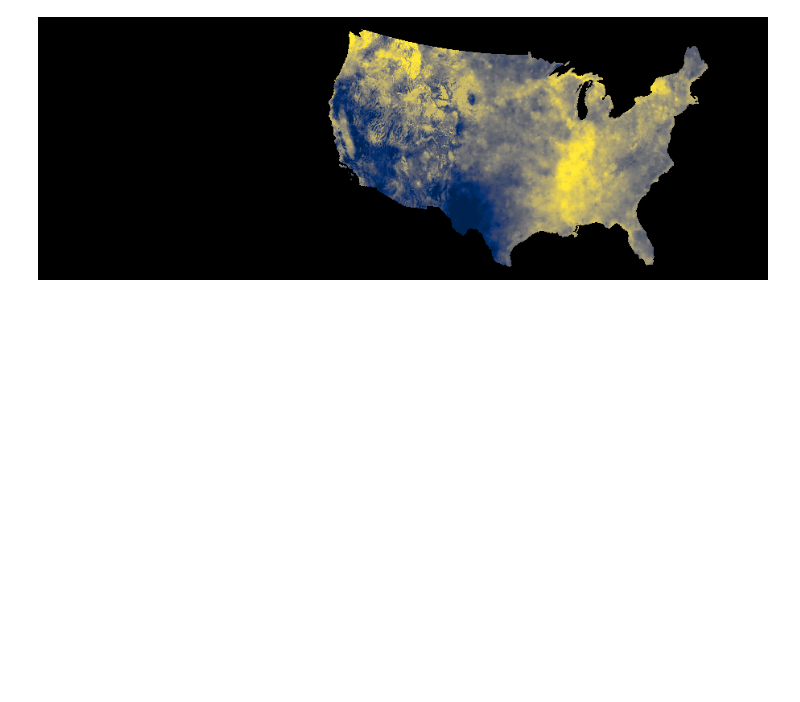
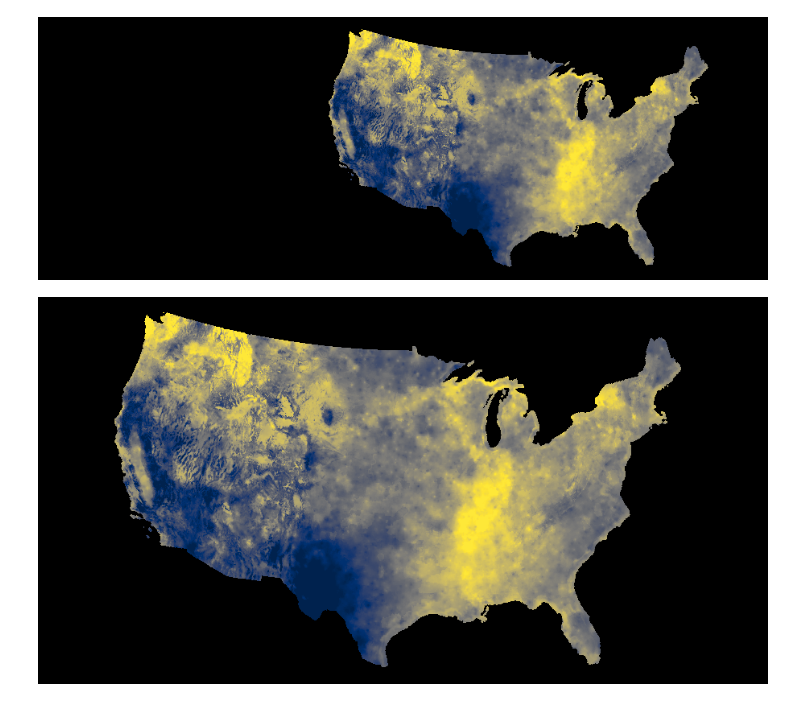
Before and after one commit to TomAugspurger/pc-thumbnails, a Jupyter notebook: notebooks/gridmet.ipynb, the cells around one changed output. Drawn from its saved outputs; the diff is of its cells as text; code cells hidden in the pictures; blank space fills up the shorter version.

```diff
--- a/notebooks/gridmet.ipynb
+++ b/notebooks/gridmet.ipynb
@@ -39,3 +39,19 @@ ax.set_axis_off()
 fig.savefig("gridmet-hero.png")
 # %% [output]
 [figure]
+# %%
+# 1800 x 460 @ 300 dpi
+# Place the image in the top-right 1/3 to fit nicely
+dpi = 300
+w = 720
+h = 405
+
+map_proj = ccrs.LambertConformal(central_longitude=-95, central_latitude=45)
+
+fig = plt.figure(figsize=(16, 9))
+ax = fig.add_subplot(projection=map_proj)
+im = chunk.plot(ax=ax, add_colorbar=False, add_labels=False, transform=ccrs.PlateCarree(), cmap="cividis", vmin=10, vmax=24);
+ax.set_axis_off()
+fig.savefig("gridmet-thumbnail.png")
+# %% [output]
+[figure, added]
```
Also changed, not shown: 2 other files.
